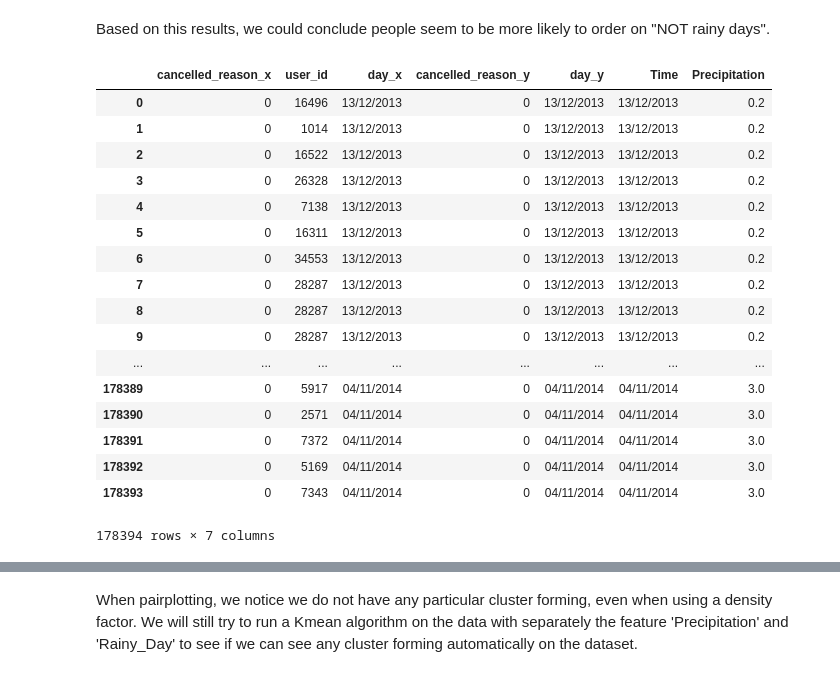
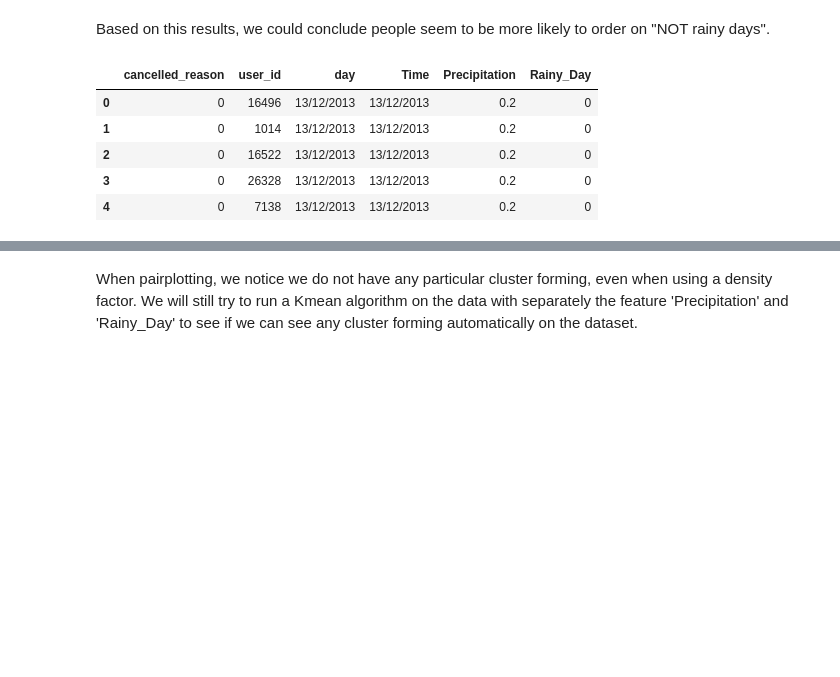
Before and after one commit to Bayakissa/Analytics_Test, a Jupyter notebook: Analytics_Test.ipynb, the cells around one changed output, grey strips where cells are left out. Drawn from its saved outputs; the diff is of its cells as text; code cells hidden in the pictures; blank space fills up the shorter version.

```diff
--- a/Analytics_Test.ipynb
+++ b/Analytics_Test.ipynb
@@ -25,7 +25,7 @@ orders = '../Weather_Impact/example_orders.csv'
 weather = '../Weather_Impact/example_weather.csv'
 # %%
 orders_df = pd.read_csv(orders, sep=',',header=0, encoding='latin-1', error_bad_lines=False,index_col = 0)
-weather_df = pd.read_csv(weather, sep=',',header=0, encoding='latin-1', date_parser=lambda t: datetime.date.strptime(t, '%Y-%m-%d').date(), error_bad_lines=False)
+weather_df = pd.read_csv(weather, sep=';',header=0, encoding='latin-1', date_parser=lambda t: datetime.date.strptime(t, '%Y-%m-%d').date(), error_bad_lines=False)
 # %%
 # Converting dates to the same format
 
@@ -37,7 +37,7 @@ orders_df['day'] = orders_df['day'].apply(lambda x:x.date().strftime('%d/%m/%Y')
 # %%
 # Rearranging dataset and summing precipitation per day
 
-weather_df = weather_df.drop(['Unnamed: 2', 'Unnamed: 3'], 1)
+#weather_df = weather_df.drop(['Unnamed: 2', 'Unnamed: 3'], 1)
 weather_df = weather_df[weather_df['Precipitation'] != 'n/a']
 weather_df['Precipitation'] = [ float(_) for _ in weather_df['Precipitation']]
 weather_df = weather_df.groupby(by=['Time'], as_index=False)['Precipitation'].sum()
@@ -71,7 +55,7 @@ sns.distplot(weather_df.Precipitation)
 # Joining both datasets by date
 
 order_weather = orders_df.merge(weather_df, left_on=['day'], right_on=['Time'], how='inner')
-order_weather = order_weather.drop('Time', 1)
+#order_weather = order_weather.drop('Time', 1)
 # %%
 threshold = weather_df.Precipitation.mean()
 threshold
@@ -191,23 +129,11 @@ len(precip_order[precip_order.Average_Precip > 0.5]), len(precip_order[precip_or
 Based on this results, we could conclude people seem to be more likely to order on "NOT rainy days".
 # %%
 cluster_test = orders_df.merge(order_weather, left_on = ['day', 'user_id'], right_on = ['Time', 'user_id'], how = 'inner')
-cluster_test
+cluster_test.head()
 # %% [output]
-|  | cancelled_reason_x | user_id | day_x | cancelled_reason_y | day_y | Time | Precipitation |
-| 0 | 0 | 16496 | 13/12/2013 | 0 | 13/12/2013 | 13/12/2013 | 0.2 |
-| 1 | 0 | 1014 | 13/12/2013 | 0 | 13/12/2013 | 13/12/2013 | 0.2 |
-| 2 | 0 | 16522 | 13/12/2013 | 0 | 13/12/2013 | 13/12/2013 | 0.2 |
-| 3 | 0 | 26328 | 13/12/2013 | 0 | 13/12/2013 | 13/12/2013 | 0.2 |
-| 4 | 0 | 7138 | 13/12/2013 | 0 | 13/12/2013 | 13/12/2013 | 0.2 |
-| 5 | 0 | 16311 | 13/12/2013 | 0 | 13/12/2013 | 13/12/2013 | 0.2 |
-| 6 | 0 | 34553 | 13/12/2013 | 0 | 13/12/2013 | 13/12/2013 | 0.2 |
-| 7 | 0 | 28287 | 13/12/2013 | 0 | 13/12/2013 | 13/12/2013 | 0.2 |
-| 8 | 0 | 28287 | 13/12/2013 | 0 | 13/12/2013 | 13/12/2013 | 0.2 |
-| 9 | 0 | 28287 | 13/12/2013 | 0 | 13/12/2013 | 13/12/2013 | 0.2 |
-| ... | ... | ... | ... | ... | ... | ... | ... |
-| 178389 | 0 | 5917 | 04/11/2014 | 0 | 04/11/2014 | 04/11/2014 | 3.0 |
-| 178390 | 0 | 2571 | 04/11/2014 | 0 | 04/11/2014 | 04/11/2014 | 3.0 |
-| 178391 | 0 | 7372 | 04/11/2014 | 0 | 04/11/2014 | 04/11/2014 | 3.0 |
-| 178392 | 0 | 5169 | 04/11/2014 | 0 | 04/11/2014 | 04/11/2014 | 3.0 |
-| 178393 | 0 | 7343 | 04/11/2014 | 0 | 04/11/2014 | 04/11/2014 | 3.0 |
+|  | cancelled_reason | user_id | day | Time | Precipitation | Rainy_Day |
+| 0 | 0 | 16496 | 13/12/2013 | 13/12/2013 | 0.2 | 0 |
+| 1 | 0 | 1014 | 13/12/2013 | 13/12/2013 | 0.2 | 0 |
+| 2 | 0 | 16522 | 13/12/2013 | 13/12/2013 | 0.2 | 0 |
+| 3 | 0 | 26328 | 13/12/2013 | 13/12/2013 | 0.2 | 0 |
+| 4 | 0 | 7138 | 13/12/2013 | 13/12/2013 | 0.2 | 0 |
-178394 rows × 7 columns
```
Also changed, not shown: parts of 24 cells of this notebook.
